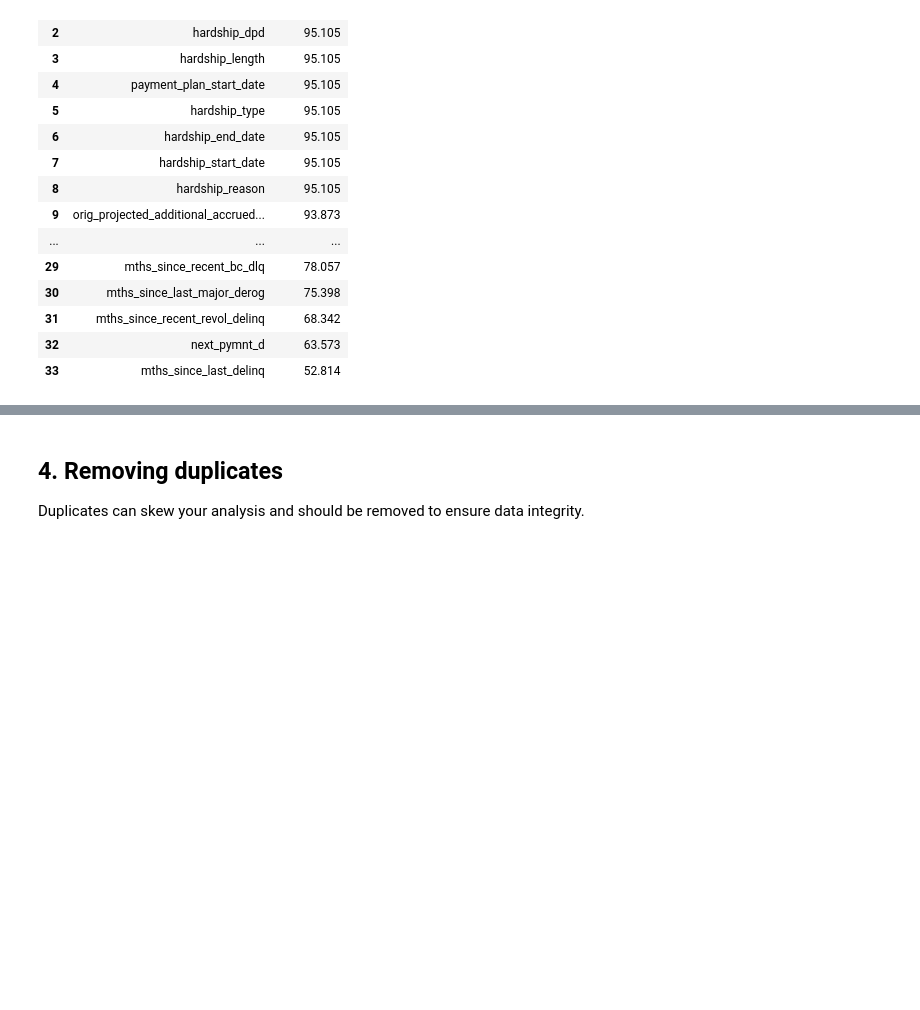
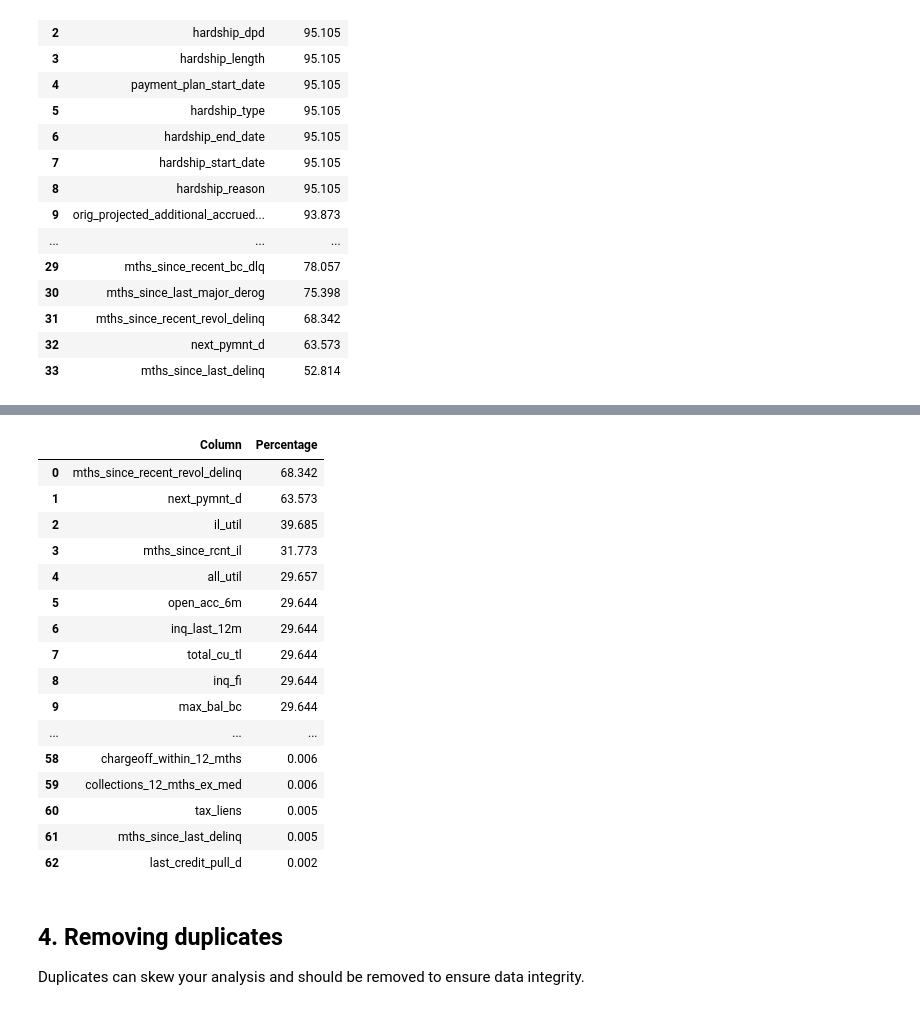
Before and after one commit to Kunvuthi/cobalt_smart_lender_ai, a Jupyter notebook: notebooks/01_data_cleaning.ipynb, the cells around one changed output, grey strips where cells are left out. Cells and saved outputs as stored; diff of their text form; code cells hidden in the pictures; blank space fills up the shorter version.

Commit message:
data cleaning 02 | feature engineering init

```diff
--- a/notebooks/01_data_cleaning.ipynb
+++ b/notebooks/01_data_cleaning.ipynb
@@ -324,0 +274,36 @@ null_data_summary(df_dropped, threshold_percentage=0)
+# %%
+# Change mths since last delinq for Nan values and have acc_now_delinq > 0 to a large number
+large_value = 999
+
+# Apply the condition
+mask = df_dropped['mths_since_last_delinq'].isna() & (df_dropped['acc_now_delinq'] == 0)
+df_dropped.loc[mask, 'mths_since_last_delinq'] = large_value
+# %%
+# Drop next dates columns and columns that are somewhat redundant/need more information to be useful
+df_dropped = df_dropped.drop(columns=['next_pymnt_d', 'last_pymnt_d', 'last_credit_pull_d', 'mths_since_recent_revol_delinq', 'il_util', 'all_util'])
+
+# Drop mths_since_recent_bc_dlq as it is highly correlated with mths_since_last_delinq
+df_dropped = df_dropped.drop(columns=['mths_since_recent_bc_dlq'])
+
+# Drop remaining rows that still have mths since last delinq as Nan
+df_dropped = df_dropped.dropna(subset=['mths_since_last_delinq'])
+# %%
+null_data_summary(df_dropped, threshold_percentage=0)
+# %% [output]
+|  | Column | Percentage |
+| 0 | mths_since_recent_revol_delinq | 68.342 |
+| 1 | next_pymnt_d | 63.573 |
+| 2 | il_util | 39.685 |
+| 3 | mths_since_rcnt_il | 31.773 |
+| 4 | all_util | 29.657 |
+| 5 | open_acc_6m | 29.644 |
+| 6 | inq_last_12m | 29.644 |
+| 7 | total_cu_tl | 29.644 |
+| 8 | inq_fi | 29.644 |
+| 9 | max_bal_bc | 29.644 |
+| ... | ... | ... |
+| 58 | chargeoff_within_12_mths | 0.006 |
+| 59 | collections_12_mths_ex_med | 0.006 |
+| 60 | tax_liens | 0.005 |
+| 61 | mths_since_last_delinq | 0.005 |
+| 62 | last_credit_pull_d | 0.002 |
```
Also changed, not shown: parts of 61 cells of this notebook, 4 other files.
